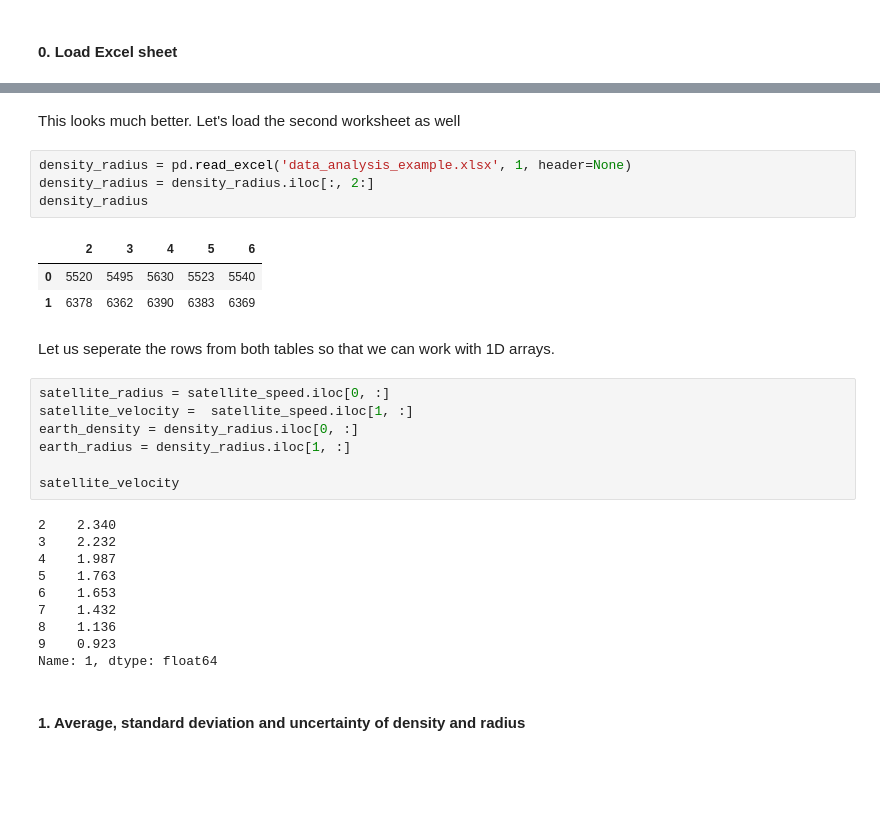
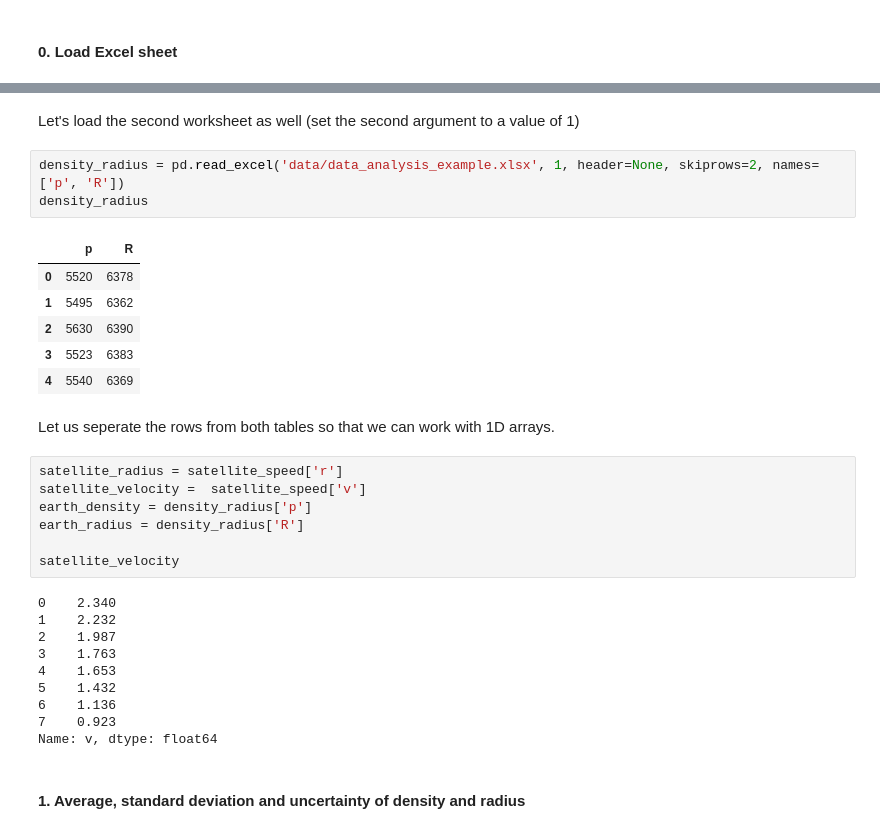
Before and after one commit to uom-lectures/PHY2230, a Jupyter notebook: data_analysis_example.ipynb, the cells around one changed output, grey strips where cells are left out. Saved outputs shown, nothing was run; the diff lists cells and outputs as text; blank space fills up the shorter version.

```diff
--- a/data_analysis_example.ipynb
+++ b/data_analysis_example.ipynb
@@ -71,32 +75,34 @@ satellite_speed
 # %% [markdown]
-This looks much better. Let's load the second worksheet as well
+Let's load the second worksheet as well (set the second argument to a value of 1)
 # %%
-density_radius = pd.read_excel('data_analysis_example.xlsx', 1, header=None)
-density_radius = density_radius.iloc[:, 2:]
+density_radius = pd.read_excel('data/data_analysis_example.xlsx', 1, header=None, skiprows=2, names=['p', 'R'])
 density_radius
 # %% [output]
-|  | 2 | 3 | 4 | 5 | 6 |
-| 0 | 5520 | 5495 | 5630 | 5523 | 5540 |
-| 1 | 6378 | 6362 | 6390 | 6383 | 6369 |
+|  | p | R |
+| 0 | 5520 | 6378 |
+| 1 | 5495 | 6362 |
+| 2 | 5630 | 6390 |
+| 3 | 5523 | 6383 |
+| 4 | 5540 | 6369 |
 # %% [markdown]
 Let us seperate the rows from both tables so that we can work with 1D arrays.
 # %%
-satellite_radius = satellite_speed.iloc[0, :]
-satellite_velocity =  satellite_speed.iloc[1, :]
-earth_density = density_radius.iloc[0, :]
-earth_radius = density_radius.iloc[1, :]
+satellite_radius = satellite_speed['r']
+satellite_velocity =  satellite_speed['v']
+earth_density = density_radius['p']
+earth_radius = density_radius['R']
 
 satellite_velocity
 # %% [output]
-2    2.340
-3    2.232
-4    1.987
-5    1.763
-6    1.653
-7    1.432
-8    1.136
-9    0.923
-Name: 1, dtype: float64
+0    2.340
+1    2.232
+2    1.987
+3    1.763
+4    1.653
+5    1.432
+6    1.136
+7    0.923
+Name: v, dtype: float64
 # %% [markdown]
 #### 1. Average, standard deviation and uncertainty of  density and radius
 # %% [markdown]
```
Also changed, not shown: parts of 9 cells of this notebook, 7 other files.
